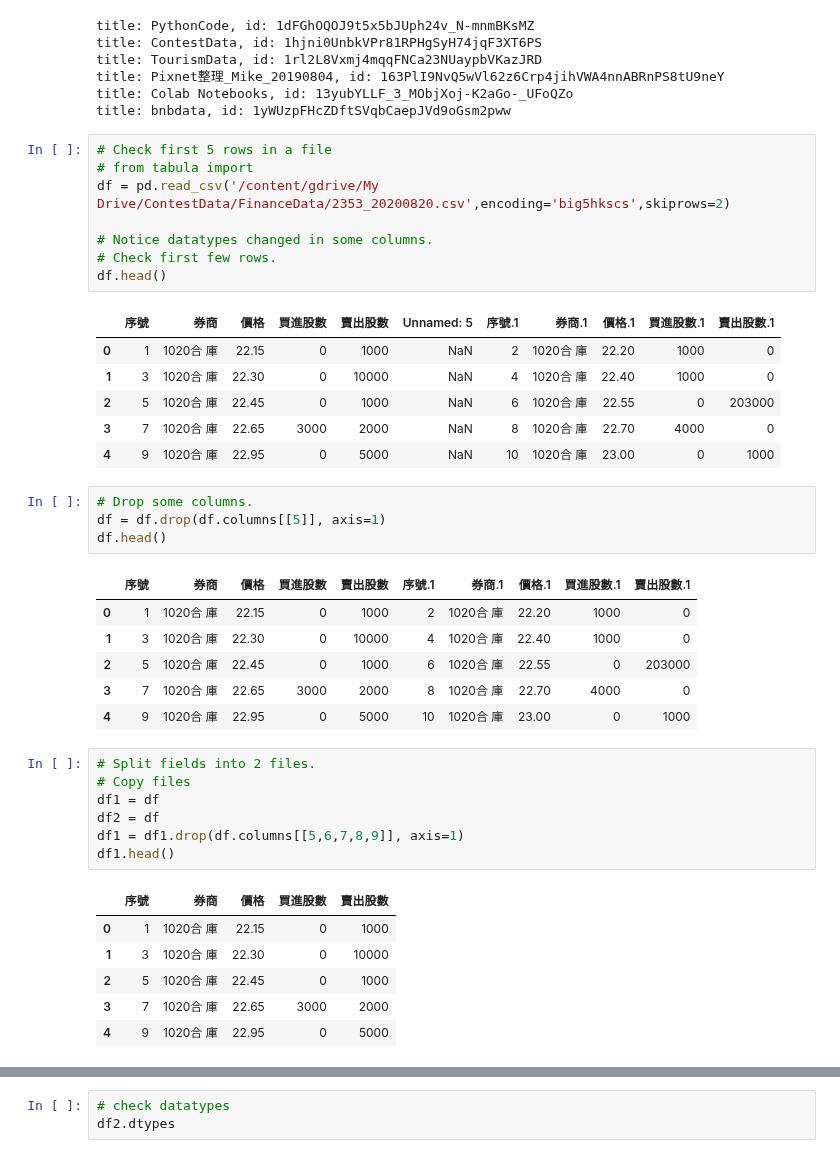
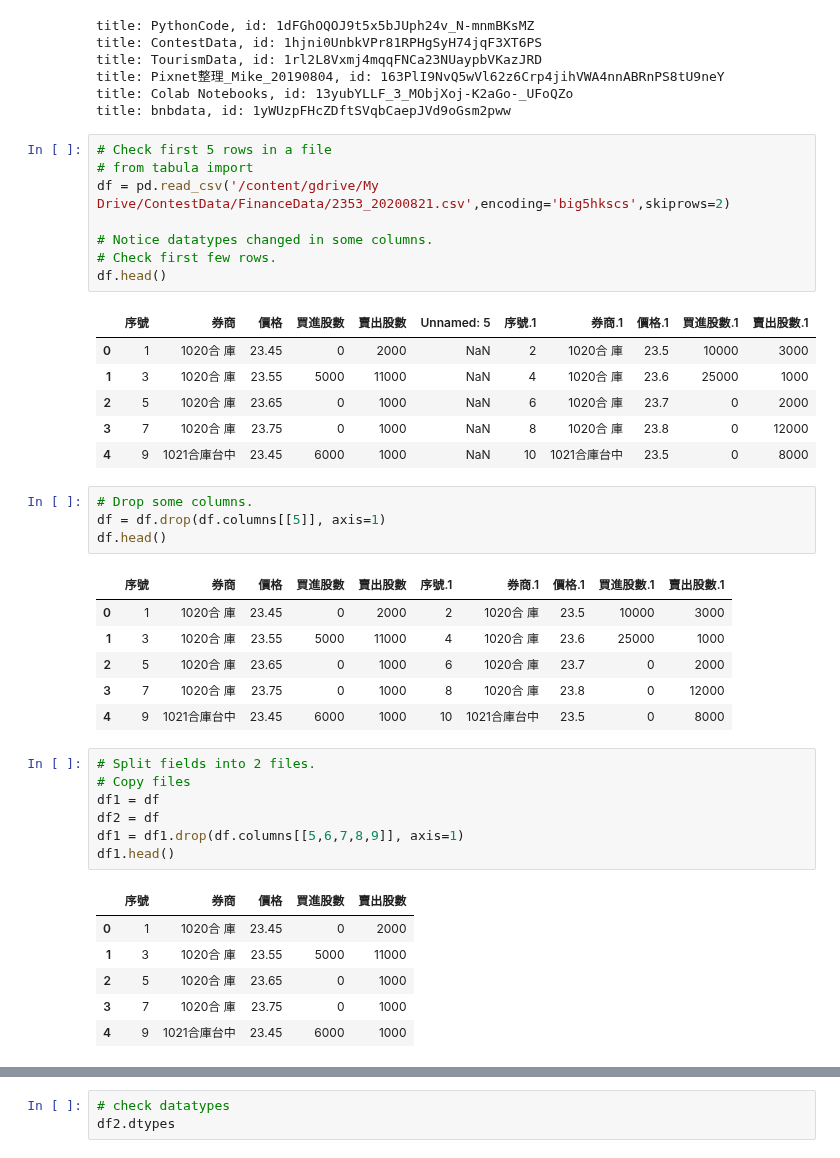
Before and after one commit to cwcheng0/practicepython, a Jupyter notebook: TaiwanStockCount.ipynb, the cells around one changed output, grey strips where cells are left out. Drawn from its saved outputs; the diff is of its cells as text.

```diff
--- a/TaiwanStockCount.ipynb
+++ b/TaiwanStockCount.ipynb
@@ -54,29 +54,29 @@ title: bnbdata, id: 1yWUzpFHcZDftSVqbCaepJVd9oGsm2pww
 # %%
 # Check first 5 rows in a file
 # from tabula import
-df = pd.read_csv('/content/gdrive/My Drive/ContestData/FinanceData/2353_20200820.csv',encoding='big5hkscs',skiprows=2)
+df = pd.read_csv('/content/gdrive/My Drive/ContestData/FinanceData/2353_20200821.csv',encoding='big5hkscs',skiprows=2)
 
 # Notice datatypes changed in some columns.
 # Check first few rows.
 df.head()
 # %% [output]
 |  | 序號 | 券商 | 價格 | 買進股數 | 賣出股數 | Unnamed: 5 | 序號.1 | 券商.1 | 價格.1 | 買進股數.1 | 賣出股數.1 |
-| 0 | 1 | 1020合 庫 | 22.15 | 0 | 1000 | NaN | 2 | 1020合 庫 | 22.20 | 1000 | 0 |
-| 1 | 3 | 1020合 庫 | 22.30 | 0 | 10000 | NaN | 4 | 1020合 庫 | 22.40 | 1000 | 0 |
-| 2 | 5 | 1020合 庫 | 22.45 | 0 | 1000 | NaN | 6 | 1020合 庫 | 22.55 | 0 | 203000 |
-| 3 | 7 | 1020合 庫 | 22.65 | 3000 | 2000 | NaN | 8 | 1020合 庫 | 22.70 | 4000 | 0 |
-| 4 | 9 | 1020合 庫 | 22.95 | 0 | 5000 | NaN | 10 | 1020合 庫 | 23.00 | 0 | 1000 |
+| 0 | 1 | 1020合 庫 | 23.45 | 0 | 2000 | NaN | 2 | 1020合 庫 | 23.5 | 10000 | 3000 |
+| 1 | 3 | 1020合 庫 | 23.55 | 5000 | 11000 | NaN | 4 | 1020合 庫 | 23.6 | 25000 | 1000 |
+| 2 | 5 | 1020合 庫 | 23.65 | 0 | 1000 | NaN | 6 | 1020合 庫 | 23.7 | 0 | 2000 |
+| 3 | 7 | 1020合 庫 | 23.75 | 0 | 1000 | NaN | 8 | 1020合 庫 | 23.8 | 0 | 12000 |
+| 4 | 9 | 1021合庫台中 | 23.45 | 6000 | 1000 | NaN | 10 | 1021合庫台中 | 23.5 | 0 | 8000 |
 # %%
 # Drop some columns.
 df = df.drop(df.columns[[5]], axis=1)
 df.head()
 # %% [output]
 |  | 序號 | 券商 | 價格 | 買進股數 | 賣出股數 | 序號.1 | 券商.1 | 價格.1 | 買進股數.1 | 賣出股數.1 |
-| 0 | 1 | 1020合 庫 | 22.15 | 0 | 1000 | 2 | 1020合 庫 | 22.20 | 1000 | 0 |
-| 1 | 3 | 1020合 庫 | 22.30 | 0 | 10000 | 4 | 1020合 庫 | 22.40 | 1000 | 0 |
-| 2 | 5 | 1020合 庫 | 22.45 | 0 | 1000 | 6 | 1020合 庫 | 22.55 | 0 | 203000 |
-| 3 | 7 | 1020合 庫 | 22.65 | 3000 | 2000 | 8 | 1020合 庫 | 22.70 | 4000 | 0 |
-| 4 | 9 | 1020合 庫 | 22.95 | 0 | 5000 | 10 | 1020合 庫 | 23.00 | 0 | 1000 |
+| 0 | 1 | 1020合 庫 | 23.45 | 0 | 2000 | 2 | 1020合 庫 | 23.5 | 10000 | 3000 |
+| 1 | 3 | 1020合 庫 | 23.55 | 5000 | 11000 | 4 | 1020合 庫 | 23.6 | 25000 | 1000 |
+| 2 | 5 | 1020合 庫 | 23.65 | 0 | 1000 | 6 | 1020合 庫 | 23.7 | 0 | 2000 |
+| 3 | 7 | 1020合 庫 | 23.75 | 0 | 1000 | 8 | 1020合 庫 | 23.8 | 0 | 12000 |
+| 4 | 9 | 1021合庫台中 | 23.45 | 6000 | 1000 | 10 | 1021合庫台中 | 23.5 | 0 | 8000 |
 # %%
 # Split fields into 2 files.
 # Copy files
@@ -86,11 +86,11 @@ df1 = df1.drop(df.columns[[5,6,7,8,9]], axis=1)
 df1.head()
 # %% [output]
 |  | 序號 | 券商 | 價格 | 買進股數 | 賣出股數 |
-| 0 | 1 | 1020合 庫 | 22.15 | 0 | 1000 |
-| 1 | 3 | 1020合 庫 | 22.30 | 0 | 10000 |
-| 2 | 5 | 1020合 庫 | 22.45 | 0 | 1000 |
-| 3 | 7 | 1020合 庫 | 22.65 | 3000 | 2000 |
-| 4 | 9 | 1020合 庫 | 22.95 | 0 | 5000 |
+| 0 | 1 | 1020合 庫 | 23.45 | 0 | 2000 |
+| 1 | 3 | 1020合 庫 | 23.55 | 5000 | 11000 |
+| 2 | 5 | 1020合 庫 | 23.65 | 0 | 1000 |
+| 3 | 7 | 1020合 庫 | 23.75 | 0 | 1000 |
+| 4 | 9 | 1021合庫台中 | 23.45 | 6000 | 1000 |
 # %%
 # Do it again
 df2 = df2.drop(df2.columns[[0,1,2,3,4]], axis=1)
```
Also changed, not shown: parts of 18 cells of this notebook.
